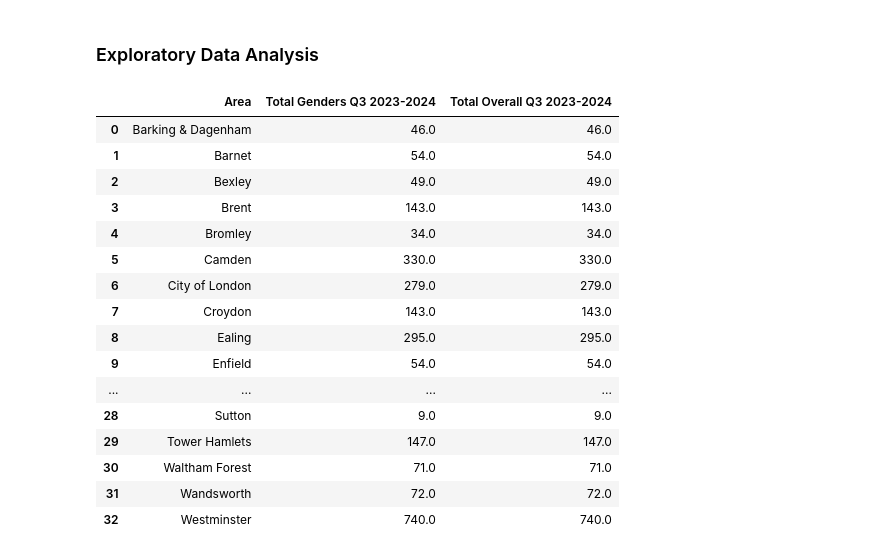
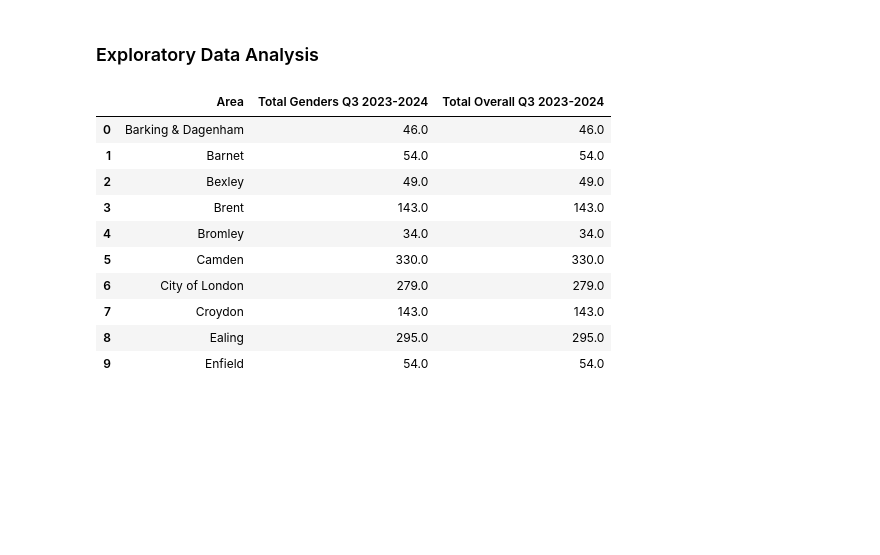
Before and after one commit to dreamsmartins/ec-assignments, a Jupyter notebook: everything_counts_RS.ipynb, the cells around one changed output. Saved outputs shown, nothing was run; the diff lists cells and outputs as text; code cells hidden in the pictures; blank space fills up the shorter version.

```diff
--- a/everything_counts_RS.ipynb
+++ b/everything_counts_RS.ipynb
@@ -585,37 +585,31 @@ gen_rs_new.describe()
 
 # Sum of all genders for Quarter 3 2023-2024
 quarter_3_sum = gen_rs_new.filter(like='23-24_Q3').sum(axis=1)
 # print("\nSum of all genders for Quarter 3 2023-2024:\n", quarter_3_sum)
 
 # Sum of all Areas for Quarter 3 2023-2024
 quarter_3_sum_tot = tot_rs_new.filter(like='23-24 Q3').sum(axis=1)
 # print("\nSum of all Areas for Quarter 3 2023-2024:\n", quarter_3_sum_tot)
 
 
 # Display a comparison between gender totals and overall totals for Quarter 3 2023-2024
 comparison_q3 = pd.DataFrame({
     'Area': gen_rs_new['Area'],
     'Total Genders Q3 2023-2024': quarter_3_sum,
     'Total Overall Q3 2023-2024': quarter_3_sum_tot
 })
 #print("\nComparison between gender totals and overall totals for Quarter 3 2023-2024:\n", comparison_q3)
 #gen_rs.info()
-display(comparison_q3)
+display(comparison_q3.head(10))
 # %% [output]
 |  | Area | Total Genders Q3 2023-2024 | Total Overall Q3 2023-2024 |
 | 0 | Barking & Dagenham | 46.0 | 46.0 |
 | 1 | Barnet | 54.0 | 54.0 |
 | 2 | Bexley | 49.0 | 49.0 |
 | 3 | Brent | 143.0 | 143.0 |
 | 4 | Bromley | 34.0 | 34.0 |
 | 5 | Camden | 330.0 | 330.0 |
 | 6 | City of London | 279.0 | 279.0 |
 | 7 | Croydon | 143.0 | 143.0 |
 | 8 | Ealing | 295.0 | 295.0 |
 | 9 | Enfield | 54.0 | 54.0 |
-| ... | ... | ... | ... |
-| 28 | Sutton | 9.0 | 9.0 |
-| 29 | Tower Hamlets | 147.0 | 147.0 |
-| 30 | Waltham Forest | 71.0 | 71.0 |
-| 31 | Wandsworth | 72.0 | 72.0 |
-| 32 | Westminster | 740.0 | 740.0 |
```
Also changed, not shown: parts of 11 cells of this notebook.
